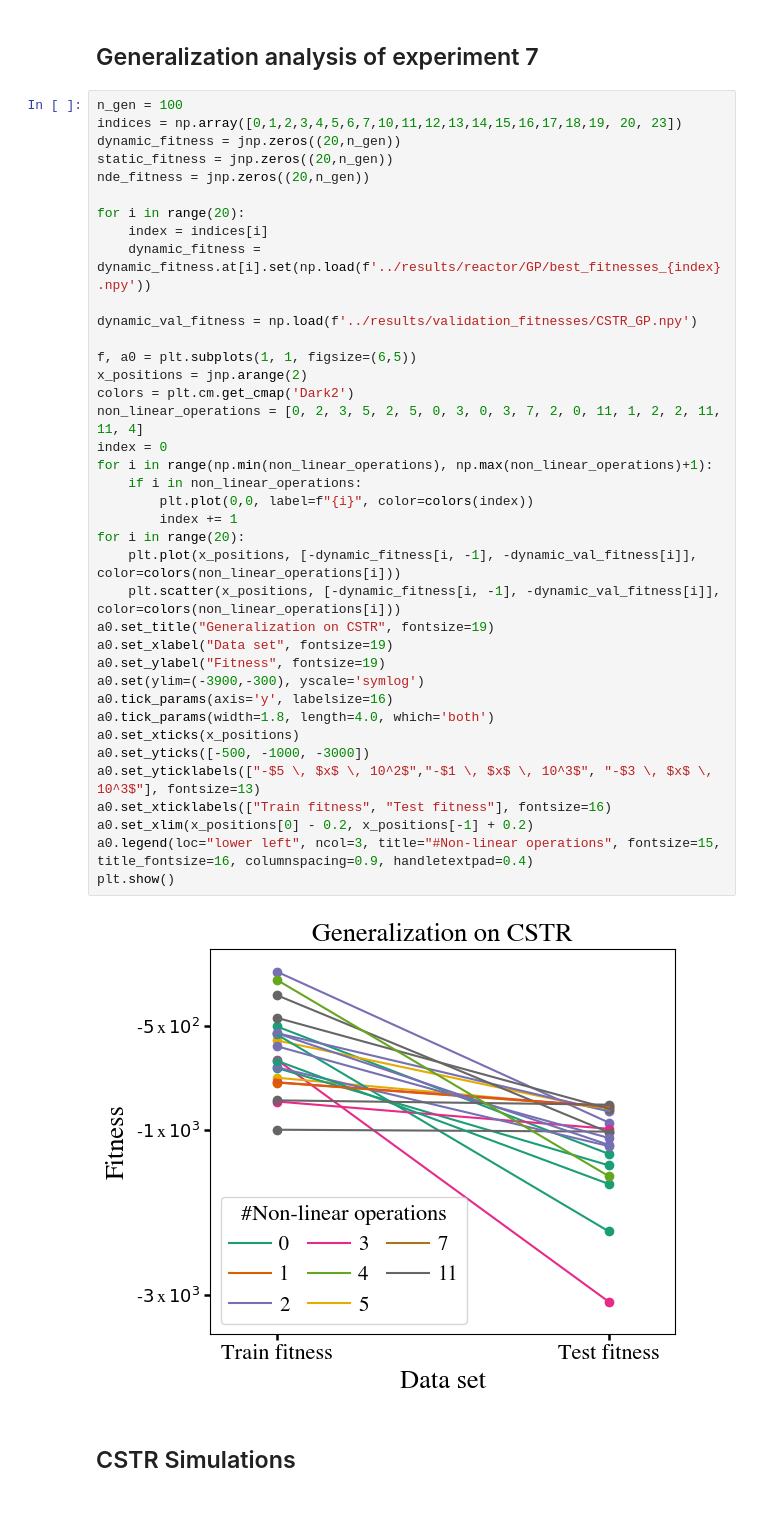
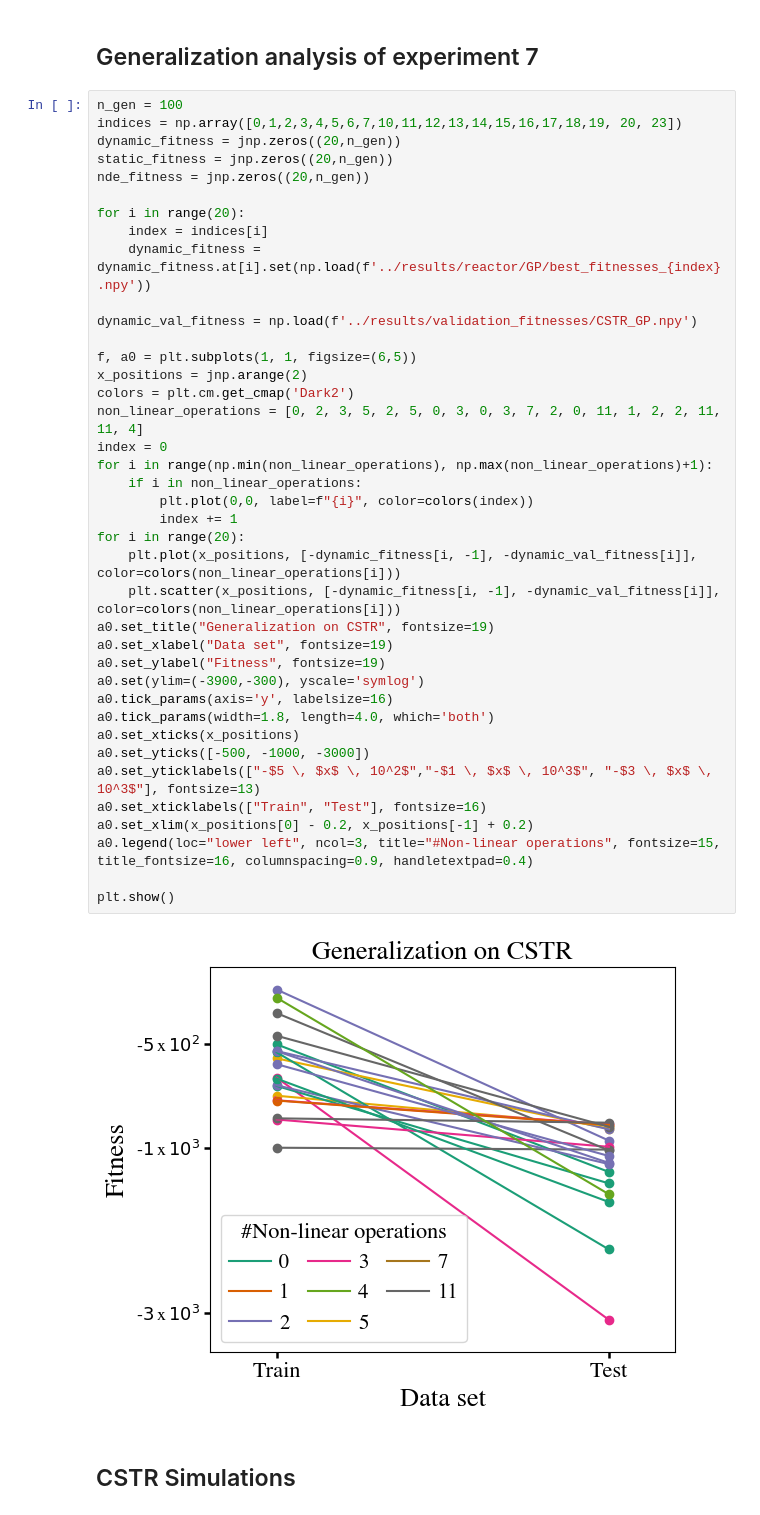
Before and after one commit to sdevries0/DSP_paper, a Jupyter notebook: src/generate_plots.ipynb, the cells around one changed output. Drawn from its saved outputs; the diff is of its cells as text.

```diff
--- a/src/generate_plots.ipynb
+++ b/src/generate_plots.ipynb
@@ -807,35 +808,36 @@ for i in range(20):
     index = indices[i]
     dynamic_fitness = dynamic_fitness.at[i].set(np.load(f'../results/reactor/GP/best_fitnesses_{index}.npy'))
 
 dynamic_val_fitness = np.load(f'../results/validation_fitnesses/CSTR_GP.npy')
 
 f, a0 = plt.subplots(1, 1, figsize=(6,5))
 x_positions = jnp.arange(2)
 colors = plt.cm.get_cmap('Dark2')
 non_linear_operations = [0, 2, 3, 5, 2, 5, 0, 3, 0, 3, 7, 2, 0, 11, 1, 2, 2, 11, 11, 4]
 index = 0
 for i in range(np.min(non_linear_operations), np.max(non_linear_operations)+1):
     if i in non_linear_operations:
         plt.plot(0,0, label=f"{i}", color=colors(index))
         index += 1
 for i in range(20):
     plt.plot(x_positions, [-dynamic_fitness[i, -1], -dynamic_val_fitness[i]], color=colors(non_linear_operations[i]))
     plt.scatter(x_positions, [-dynamic_fitness[i, -1], -dynamic_val_fitness[i]], color=colors(non_linear_operations[i]))
 a0.set_title("Generalization on CSTR", fontsize=19)
 a0.set_xlabel("Data set", fontsize=19)
 a0.set_ylabel("Fitness", fontsize=19)
 a0.set(ylim=(-3900,-300), yscale='symlog')
 a0.tick_params(axis='y', labelsize=16)
 a0.tick_params(width=1.8, length=4.0, which='both')
 a0.set_xticks(x_positions)
 a0.set_yticks([-500, -1000, -3000])
 a0.set_yticklabels(["-$5 \, $x$ \, 10^2$","-$1 \, $x$ \, 10^3$", "-$3 \, $x$ \, 10^3$"], fontsize=13)
-a0.set_xticklabels(["Train fitness", "Test fitness"], fontsize=16)
+a0.set_xticklabels(["Train", "Test"], fontsize=16)
 a0.set_xlim(x_positions[0] - 0.2, x_positions[-1] + 0.2)
 a0.legend(loc="lower left", ncol=3, title="#Non-linear operations", fontsize=15, title_fontsize=16, columnspacing=0.9, handletextpad=0.4)
+
 plt.show()
 # %% [output]
-[figure, old version]
+[figure, new version]
 # %% [markdown]
 ## CSTR Simulations
 # %%
```
Also changed, not shown: parts of 1 cell of this notebook.
